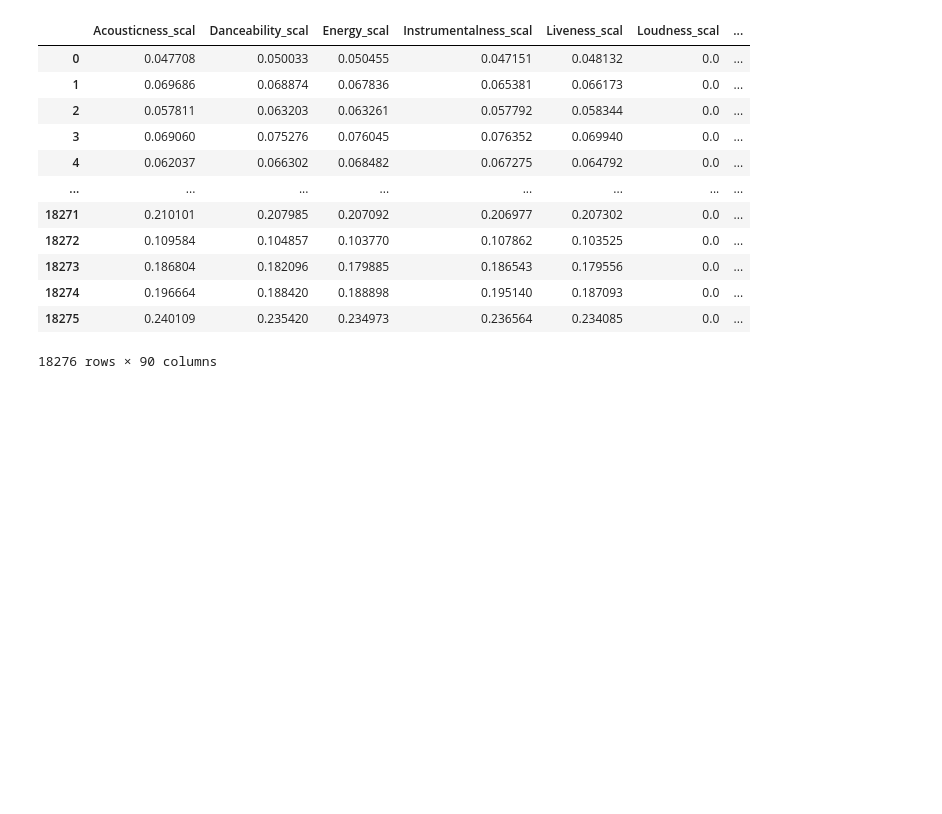
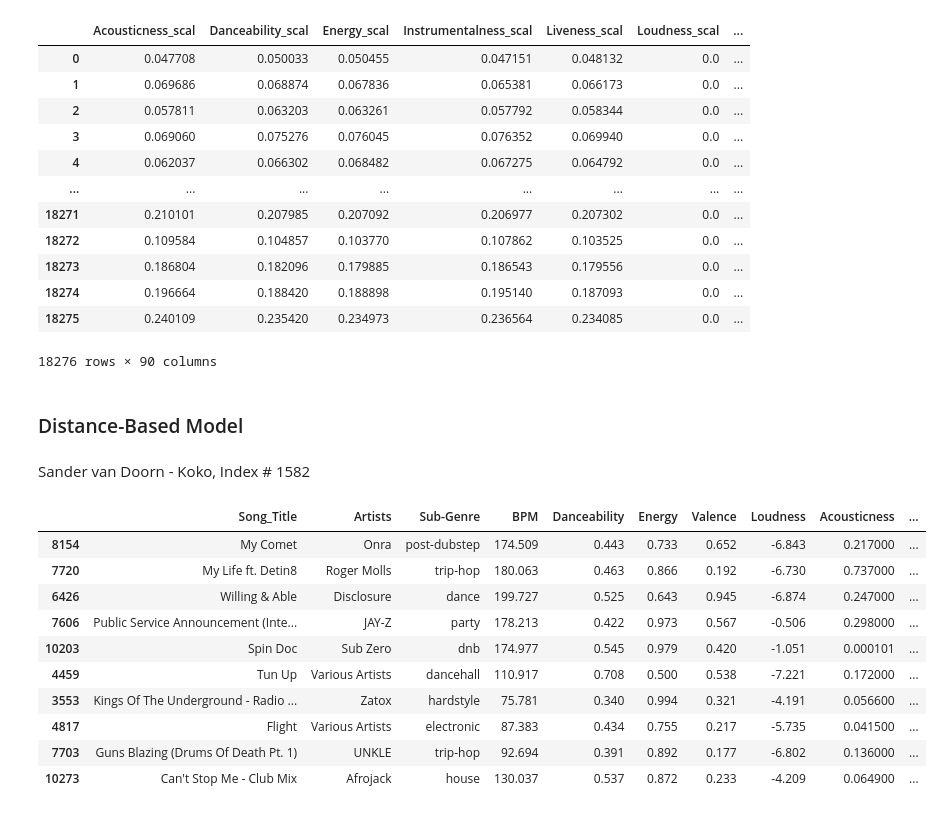
Before and after one commit to modernmediagrp/spotify-recommendation-system, a Jupyter notebook: main_notebook.ipynb, the cells around one changed output. Drawn from its saved outputs; the diff is of its cells as text; code cells hidden in the pictures; blank space fills up the shorter version.

```diff
--- a/main_notebook.ipynb
+++ b/main_notebook.ipynb
@@ -837,3 +836,49 @@ model_df
 | 18274 | 0.196664 | 0.188420 | 0.188898 | 0.195140 | 0.187093 | 0.0 | ... |
 | 18275 | 0.240109 | 0.235420 | 0.234973 | 0.236564 | 0.234085 | 0.0 | ... |
 18276 rows × 90 columns
+# %% [markdown]
+### Distance-Based Model
+# %%
+def distance_recommend(song_id, dataset_name, sp, n_recs=10):
+
+    dataset_name['BPM_scal'] = MinMaxScaler().fit_transform(dataset_name[['BPM']])
+
+    dataset_name['all_features'] = dataset_name[['Danceability', 'Energy', 'Valence',
+                                                 'Loudness', 'Acousticness', 'Liveness',
+                                                 'Instrumentalness', 'Speechiness',
+                                                 'BPM_scal']].values.tolist()
+
+    track_features = sp.track_audio_features(song_id)
+    track_moodvec = np.array([track_features.acousticness, track_features.danceability,
+                              track_features.energy, track_features.instrumentalness,
+                              track_features.liveness, track_features.loudness,
+                              track_features.speechiness, track_features.tempo,
+                              track_features.valence])
+
+    # Compute distances to all reference tracks
+    dataset_name['distances'] = dataset_name['all_features'].apply(lambda x: norm(track_moodvec-np.array(x)))
+
+    # Sort distances from lowest to highest
+    rec_df_sorted = dataset_name.sort_values(by='distances', ascending=True)
+
+    # If the input track is in the reference set, it will have a distance of 0, but should not be recommended
+    rec_df_sorted = rec_df_sorted[rec_df_sorted['ID'] != song_id]
+
+    # Return n recommendations
+    return rec_df_sorted.iloc[:n_recs]
+# %% [markdown]
+Sander van Doorn - Koko, Index # 1582
+# %%
+distance_recommend('63FBHusPgw9X6tz66prs5N', final_dataset, sp)
+# %% [output]
+|  | Song_Title | Artists | Sub-Genre | BPM | Danceability | Energy | Valence | Loudness | Acousticness | ... |
+| 8154 | My Comet | Onra | post-dubstep | 174.509 | 0.443 | 0.733 | 0.652 | -6.843 | 0.217000 | ... |
+| 7720 | My Life ft. Detin8 | Roger Molls | trip-hop | 180.063 | 0.463 | 0.866 | 0.192 | -6.730 | 0.737000 | ... |
+| 6426 | Willing & Able | Disclosure | dance | 199.727 | 0.525 | 0.643 | 0.945 | -6.874 | 0.247000 | ... |
+| 7606 | Public Service Announcement (Inte... | JAY-Z | party | 178.213 | 0.422 | 0.973 | 0.567 | -0.506 | 0.298000 | ... |
+| 10203 | Spin Doc | Sub Zero | dnb | 174.977 | 0.545 | 0.979 | 0.420 | -1.051 | 0.000101 | ... |
+| 4459 | Tun Up | Various Artists | dancehall | 110.917 | 0.708 | 0.500 | 0.538 | -7.221 | 0.172000 | ... |
+| 3553 | Kings Of The Underground - Radio ... | Zatox | hardstyle | 75.781 | 0.340 | 0.994 | 0.321 | -4.191 | 0.056600 | ... |
+| 4817 | Flight | Various Artists | electronic | 87.383 | 0.434 | 0.755 | 0.217 | -5.735 | 0.041500 | ... |
+| 7703 | Guns Blazing (Drums Of Death Pt. 1) | UNKLE | trip-hop | 92.694 | 0.391 | 0.892 | 0.177 | -6.802 | 0.136000 | ... |
+| 10273 | Can't Stop Me - Club Mix | Afrojack | house | 130.037 | 0.537 | 0.872 | 0.233 | -4.209 | 0.064900 | ... |
```
Also changed, not shown: parts of 4 cells of this notebook.
